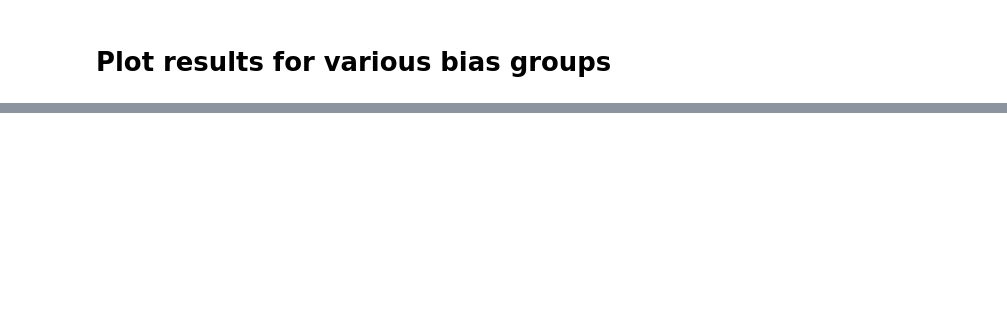
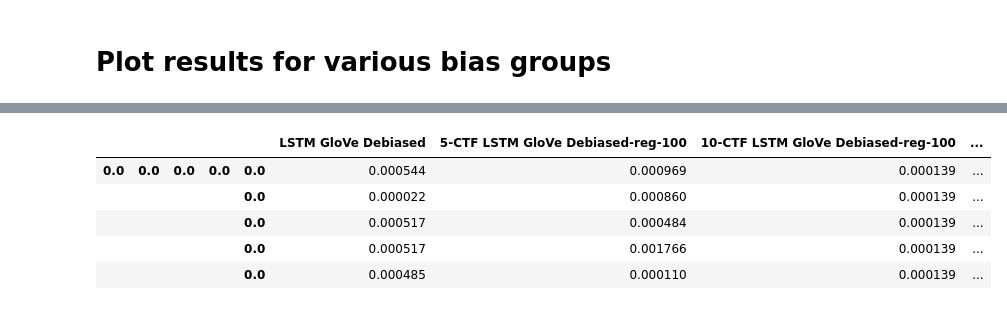
Before and after one commit to ChristopherSweeney/AIFairness, a Jupyter notebook: python_notebooks/CTF_Fair_Sentiment_Analysis.ipynb, the cells around one changed output, grey strips where cells are left out. Saved outputs shown, nothing was run; the diff lists cells and outputs as text; code cells hidden in the pictures; blank space fills up the shorter version.

```diff
--- a/python_notebooks/CTF_Fair_Sentiment_Analysis.ipynb
+++ b/python_notebooks/CTF_Fair_Sentiment_Analysis.ipynb
@@ -871 +952,11 @@ df_aa.head()
+# %%
+_df_aa = df_aa[column_names[:-1]]
+_df_aa.head()
+# %% [output]
+|  |  |  |  |  | LSTM GloVe Debiased | 5-CTF LSTM GloVe Debiased-reg-100 | 10-CTF LSTM GloVe Debiased-reg-100 | ... |
+| 0.0 | 0.0 | 0.0 | 0.0 | 0.0 | 0.000544 | 0.000969 | 0.000139 | ... |
+|  |  |  |  | 0.0 | 0.000022 | 0.000860 | 0.000139 | ... |
+|  |  |  |  | 0.0 | 0.000517 | 0.000484 | 0.000139 | ... |
+|  |  |  |  | 0.0 | 0.000517 | 0.001766 | 0.000139 | ... |
+|  |  |  |  | 0.0 | 0.000485 | 0.000110 | 0.000139 | ... |
 # %%
```
Also changed, not shown: parts of 10 cells of this notebook.
